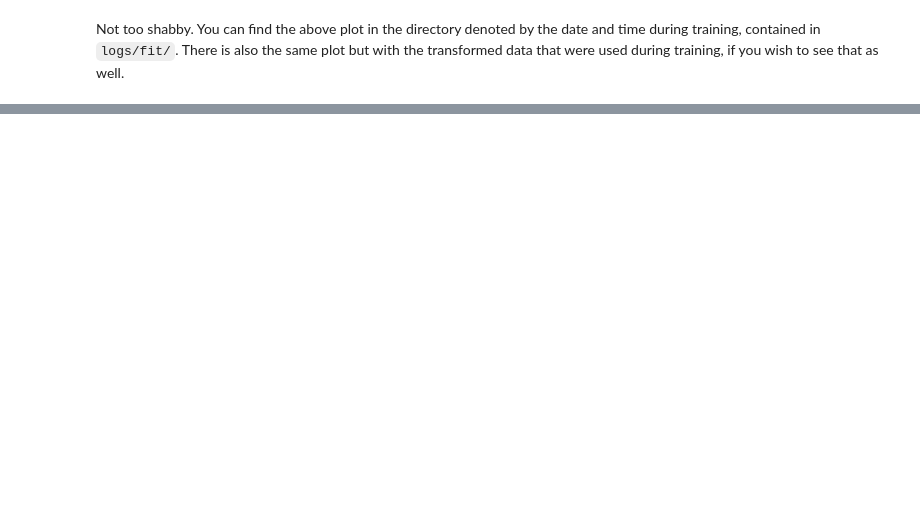
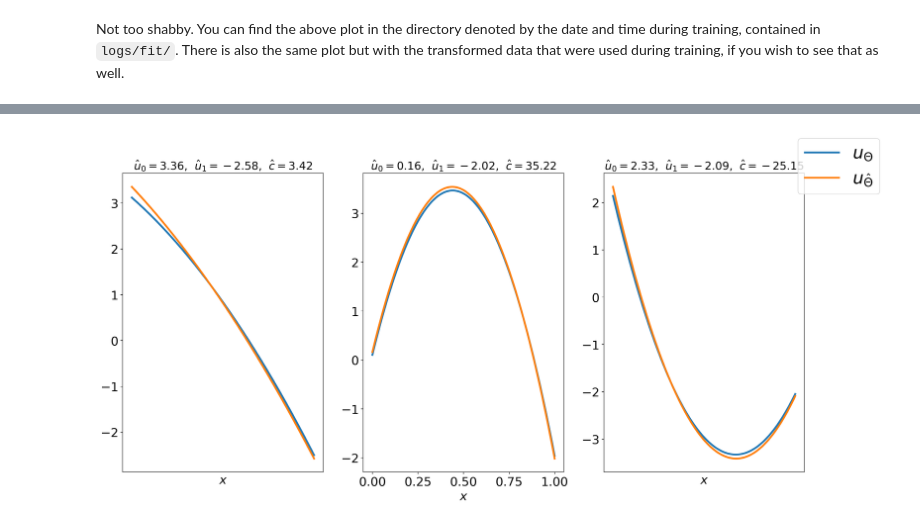
Before and after one commit to mattlukac/IPDESA, a Jupyter notebook: poisson_encoder_example.ipynb, the cells around one changed output, grey strips where cells are left out. Saved outputs shown, nothing was run; the diff lists cells and outputs as text; code cells hidden in the pictures; blank space fills up the shorter version.

```diff
--- a/poisson_encoder_example.ipynb
+++ b/poisson_encoder_example.ipynb
@@ -251,0 +270,44 @@ used during training, if you wish to see that as well.
+# %%
+# get u_Theta_hat and put hats on parameter names
+u_Theta_hat = model.predict_check(Theta_hat)
+u_Theta = model.predict_check(Theta_true)
+Theta_hat_names = []
+for name in Theta_names:
+    Theta_hat_names.append(r'$\hat ' + name[1:])
+
+# generate sample indices
+np.random.seed(49)
+sample_size = 3
+sample_idx = np.random.randint(0, len(u_Theta)-1, sample_size)
+
+
+def plot_u_hat(u_Theta, u_hat, Theta_hat, names=Theta_hat_names):
+    num_plots = len(u_Theta)
+    commas = [',  ', ',  ', '']
+    fig, ax = plt.subplots(nrows=1, ncols=num_plots,
+                           figsize=(20,9),
+                           dpi=200)
+    for i in range(num_plots):
+        # make the title
+        title = ''
+        for j, name in enumerate(names):
+            title += r'%s' % names[j]
+            title += r'$= %.2f$' % Theta_hat[i,j]
+            title += commas[j]
+        # make the plots
+        ax[i].plot(domain, u_Theta[i], linewidth=3)
+        ax[i].plot(domain, u_hat[i], linewidth=3)
+        ax[i].set_xlabel(r'$x$')
+        ax[i].set_title(title, fontsize=18)
+    #ax[0].set_ylabel(r'$u_\Theta = u(x)$')
+    ax[0].set_xticks([])
+    ax[2].set_xticks([])
+    fig.legend([r'$u_\Theta$', r'$u_{\hat\Theta}$'], fontsize=28)
+    plt.show(fig)
+    plt.close(fig)
+
+plot_u_hat(u_Theta[sample_idx],
+           u_Theta_hat[sample_idx],
+           Theta_hat[sample_idx])
+# %% [output]
+[figure, added]
```
Also changed, not shown: parts of 12 cells of this notebook, 2 other files.
